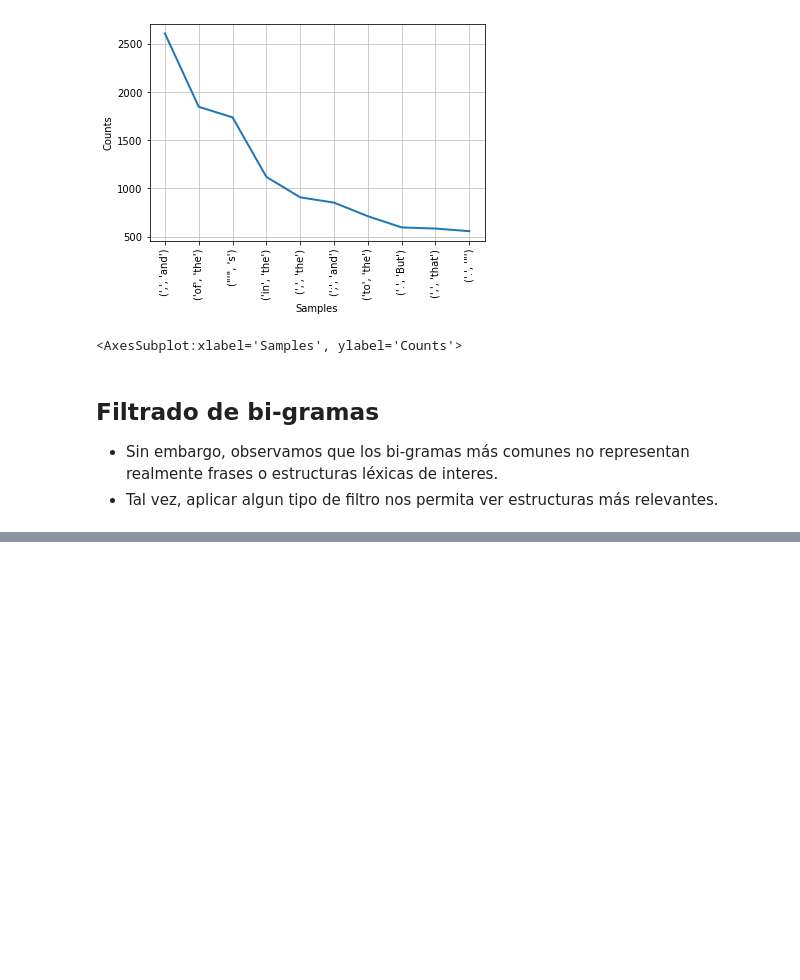
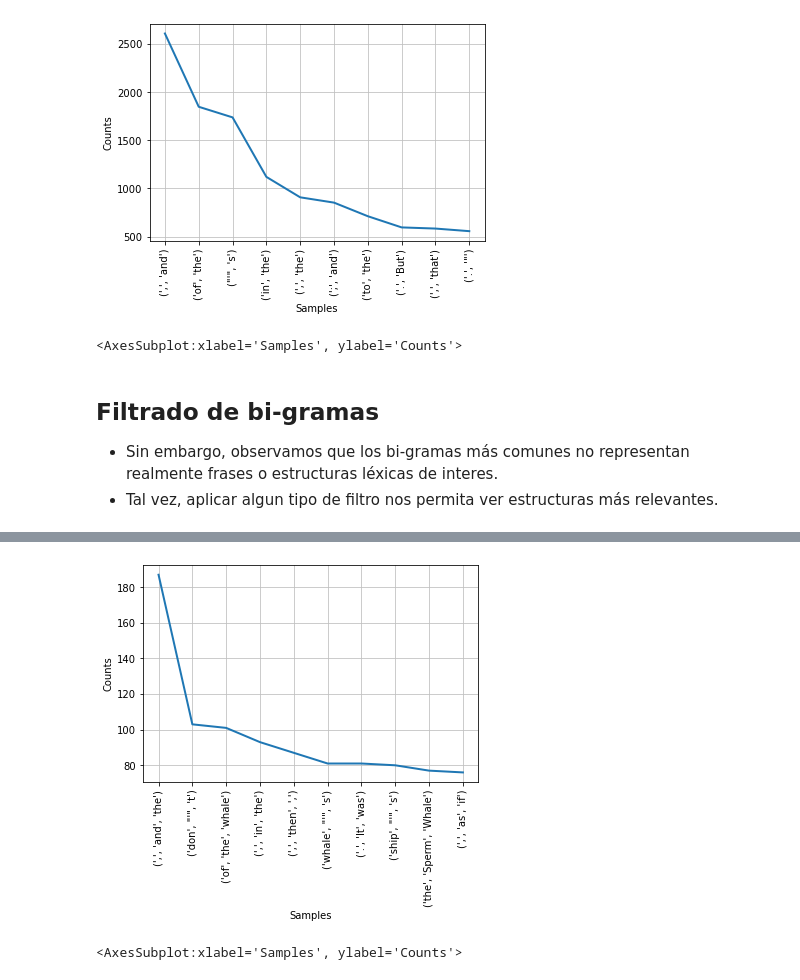
Before and after one commit to LuisReyes98/platzi-python-nltk, a Jupyter notebook: notebooks/c5_language_with_statistics.ipynb, the cells around one changed output, grey strips where cells are left out. Saved outputs shown, nothing was run; the diff lists cells and outputs as text; code cells hidden in the pictures; blank space fills up the shorter version.

```diff
--- a/notebooks/c5_language_with_statistics.ipynb
+++ b/notebooks/c5_language_with_statistics.ipynb
@@ -59,0 +84,7 @@ fdist.plot(10)
+# %%
+from nltk.util import ngrams
+
+md_trigrams = list(ngrams(text1, 3))
+
+fdist = FreqDist(md_trigrams)
+fdist.most_common(10)
@@ -59,0 +102,5 @@ fdist.plot(10)
+# %%
+fdist.plot(10)
+# %% [output]
+[figure, added]
+<AxesSubplot:xlabel='Samples', ylabel='Counts'>
```
Also changed, not shown: parts of 5 cells of this notebook.
